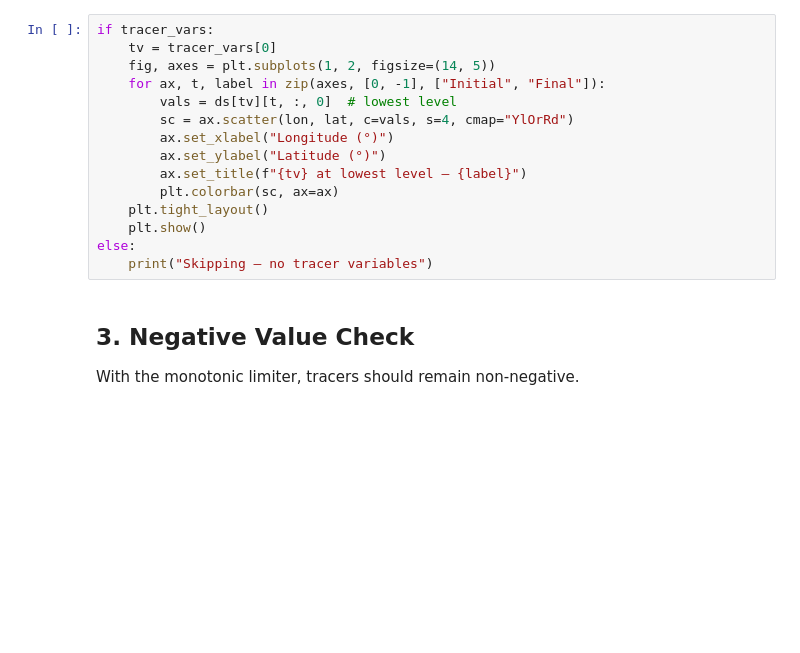
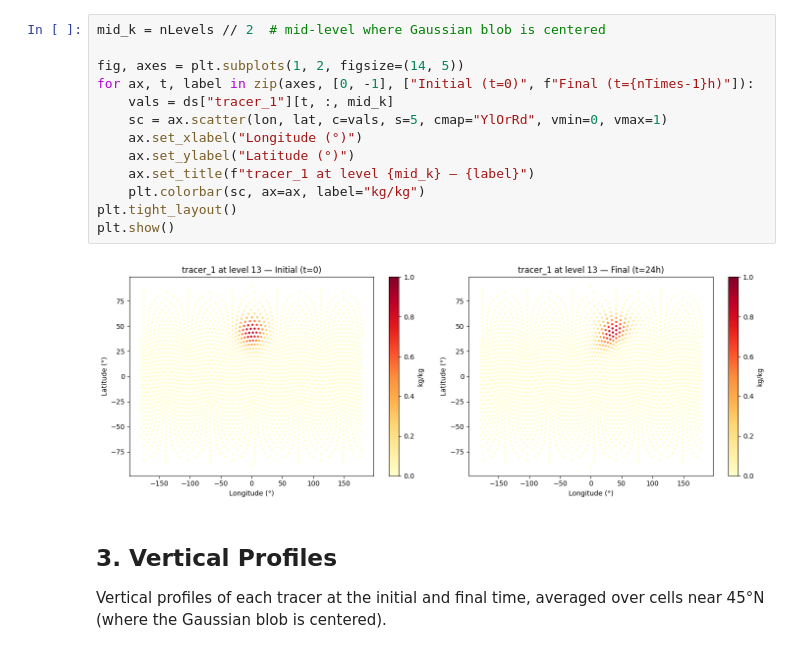
Before and after one commit to mattldawson/MPAS-Model, a Jupyter notebook: verification/phase01_tracers.ipynb, the cells around one changed output. Drawn from its saved outputs; the diff is of its cells as text; blank space fills up the shorter version.

```diff
--- a/verification/phase01_tracers.ipynb
+++ b/verification/phase01_tracers.ipynb
@@ -53,20 +84,21 @@ The Gaussian blob should advect with the flow while preserving its shape.
 # %%
-if tracer_vars:
-    tv = tracer_vars[0]
-    fig, axes = plt.subplots(1, 2, figsize=(14, 5))
-    for ax, t, label in zip(axes, [0, -1], ["Initial", "Final"]):
-        vals = ds[tv][t, :, 0]  # lowest level
-        sc = ax.scatter(lon, lat, c=vals, s=4, cmap="YlOrRd")
-        ax.set_xlabel("Longitude (°)")
-        ax.set_ylabel("Latitude (°)")
-        ax.set_title(f"{tv} at lowest level — {label}")
-        plt.colorbar(sc, ax=ax)
-    plt.tight_layout()
-    plt.show()
-else:
-    print("Skipping — no tracer variables")
+mid_k = nLevels // 2  # mid-level where Gaussian blob is centered
+
+fig, axes = plt.subplots(1, 2, figsize=(14, 5))
+for ax, t, label in zip(axes, [0, -1], ["Initial (t=0)", f"Final (t={nTimes-1}h)"]):
+    vals = ds["tracer_1"][t, :, mid_k]
+    sc = ax.scatter(lon, lat, c=vals, s=5, cmap="YlOrRd", vmin=0, vmax=1)
+    ax.set_xlabel("Longitude (°)")
+    ax.set_ylabel("Latitude (°)")
+    ax.set_title(f"tracer_1 at level {mid_k} — {label}")
+    plt.colorbar(sc, ax=ax, label="kg/kg")
+plt.tight_layout()
+plt.show()
+# %% [output]
+[figure, added]
 # %% [markdown]
-## 3. Negative Value Check
+## 3. Vertical Profiles
 
-With the monotonic limiter, tracers should remain non-negative.
+Vertical profiles of each tracer at the initial and final time, averaged over
+cells near 45°N (where the Gaussian blob is centered).
 # %%
```
Also changed, not shown: parts of 12 cells of this notebook, 4 other files.
